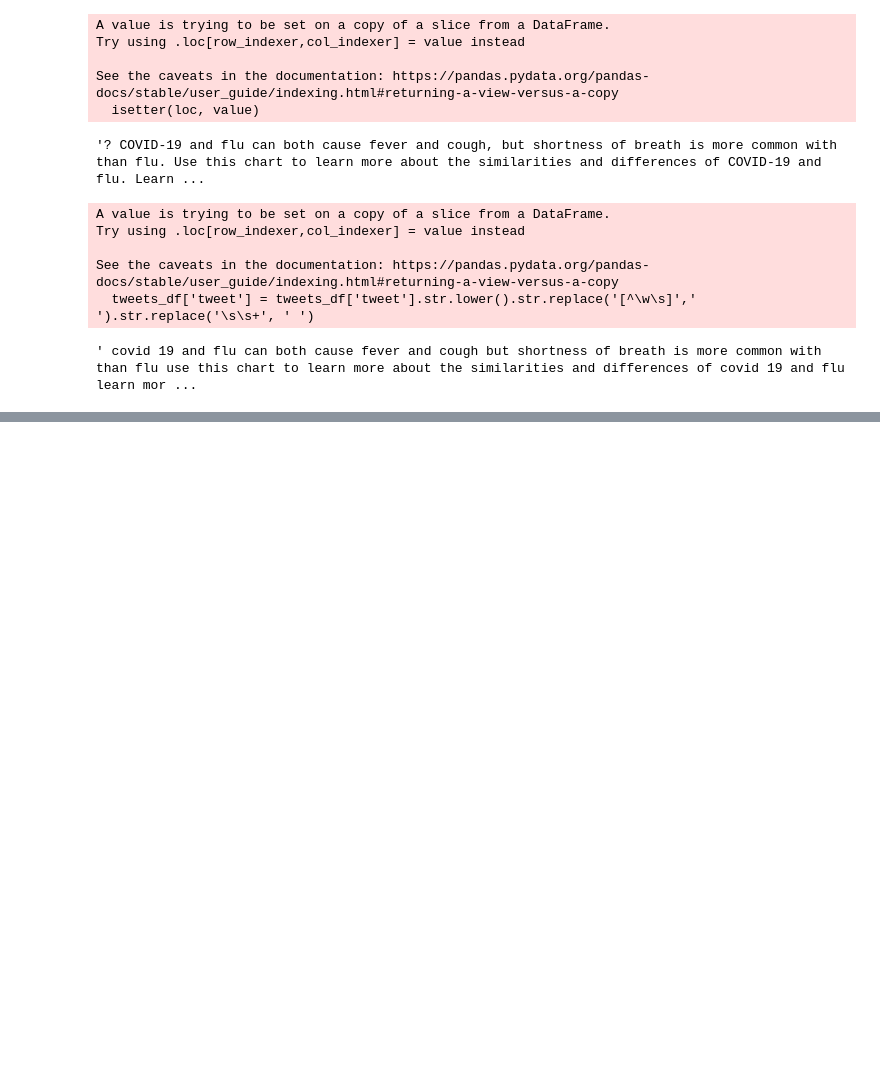
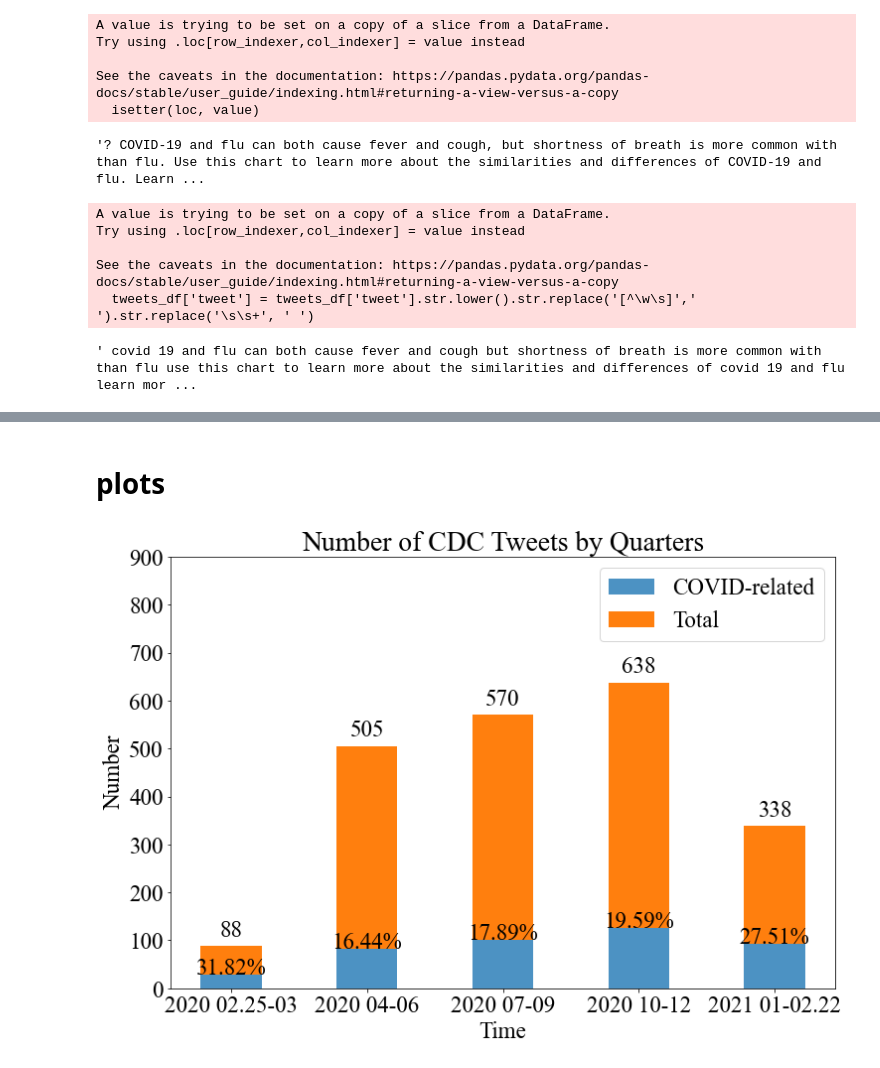
Before and after one commit to YileC928/final-project-covid-twitter, a Jupyter notebook: code/load_cdc_covid_tweets.ipynb, the cells around one changed output, grey strips where cells are left out. Cells and saved outputs as stored; diff of their text form; code cells hidden in the pictures; blank space fills up the shorter version.

Commit message:
add number of tweets analysis by quarters

```diff
--- a/code/load_cdc_covid_tweets.ipynb
+++ b/code/load_cdc_covid_tweets.ipynb
@@ -143,0 +411,4 @@ See the caveats in the documentation: https://pandas.pydata.org/pandas-docs/stab
+# %%
+all02 = cdc_df[((cdc_df["month"] == '04') |(cdc_df["month"] == '05') |(cdc_df["month"] == '06')) & (cdc_df["year"] == '2020')]
+all02 = all02.reset_index(drop=True)
+all02
@@ -143,0 +429,4 @@ See the caveats in the documentation: https://pandas.pydata.org/pandas-docs/stab
+# %%
+all03 = cdc_df[((cdc_df["month"] == '07') |(cdc_df["month"] == '08') |(cdc_df["month"] == '09')) & (cdc_df["year"] == '2020')]
+all03 = all03.reset_index(drop=True)
+all03
@@ -143,0 +447,4 @@ See the caveats in the documentation: https://pandas.pydata.org/pandas-docs/stab
+# %%
+all04 = cdc_df[((cdc_df["month"] == '10') |(cdc_df["month"] == '11') |(cdc_df["month"] == '12')) & (cdc_df["year"] == '2020')]
+all04 = all04.reset_index(drop=True)
+all04
@@ -143,0 +465,4 @@ See the caveats in the documentation: https://pandas.pydata.org/pandas-docs/stab
+# %%
+all0121 = cdc_df[cdc_df["year"] == '2021']
+all0121 = all0121.reset_index(drop=True)
+all0121
@@ -143,0 +483,36 @@ See the caveats in the documentation: https://pandas.pydata.org/pandas-docs/stab
+# %% [markdown]
+# plots
+# %%
+import matplotlib.pyplot as plt
+import matplotlib
+
+matplotlib.rcParams.update({'font.family' : 'Times New Roman', 'font.size': 23})
+fig = plt.figure(figsize = (12,8))
+label_list = ['2020 02.25-03', '2020 04-06', '2020 07-09', '2020 10-12', '2021 01-02.22']
+num_list1 = [len(tweets01), len(tweets02), len(tweets03), len(tweets04), len(tweets0121)]
+num_list2 = [len(all01)-len(tweets01), len(all02)-len(tweets02), len(all03)-len(tweets03),
+             len(all04)-len(tweets04), len(all0121)-len(tweets0121)]
+num_list3 = [len(all01), len(all02), len(all03), len(all04), len(all0121)]
+x = range(len(num_list1))
+rects1 = plt.bar(x=x, height=num_list1, width=0.45, alpha=0.8, label="COVID-related")
+rects2 = plt.bar(x=x, height=num_list2, width=0.45, label="Total", bottom=num_list1)
+
+count = 0
+count2 = 0
+for i in num_list1:
+    plt.text(count,i+0.5, str('{:.2f}'.format(num_list1[count]/num_list3[count] *100)) +'%', \
+    ha='center') #位置，高度，内容，居中
+    count+=1 #增加百分比
+for i in num_list3:
+    plt.text(count2,i+20, str('{}'.format(num_list3[count2])), ha='center')
+    count2+=1
+
+plt.ylim(0, 900)
+plt.ylabel("Number")
+plt.xticks(x, label_list)
+plt.xlabel("Time")
+plt.title("Number of CDC Tweets by Quarters")
+plt.legend()
+plt.show()
+# %% [output]
+[figure, added]
```
Also changed, not shown: parts of 28 cells of this notebook.
